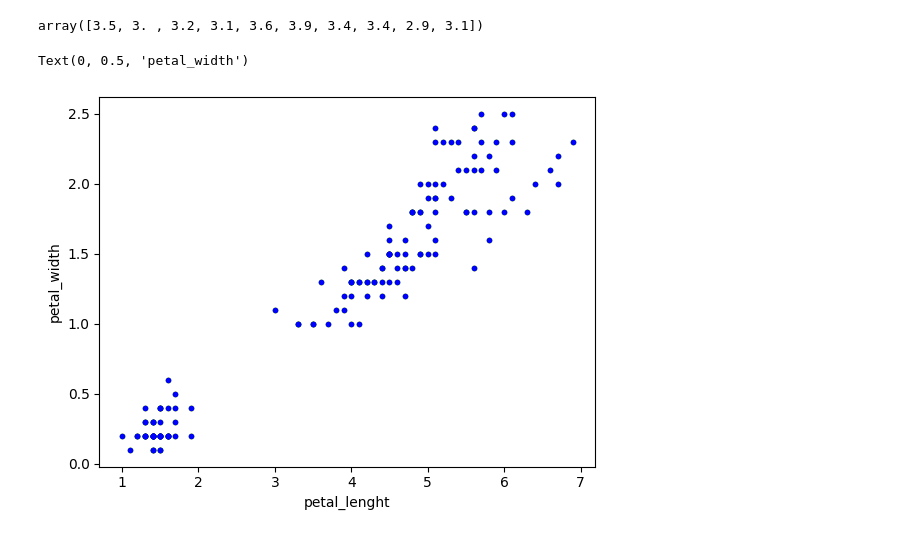
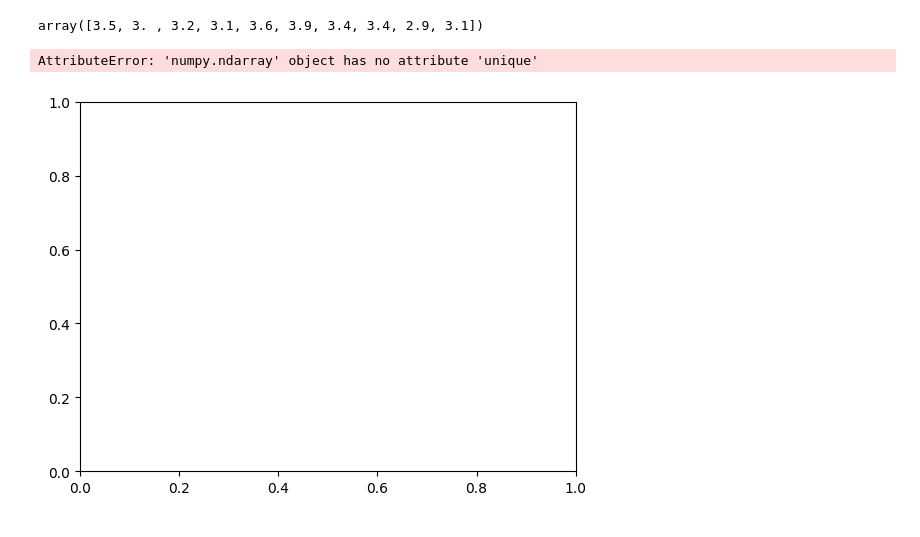
Before and after one commit to justia-pi/principles_of_DA, a Jupyter notebook: tasks.ipynb, the cells around one changed output. Cells and saved outputs as stored; diff of their text form; code cells hidden in the pictures.

```diff
--- a/tasks.ipynb
+++ b/tasks.ipynb
@@ -173,15 +173,15 @@ array([3.5, 3. , 3.2, 3.1, 3.6, 3.9, 3.4, 3.4, 2.9, 3.1])
 # %%
 # Create a figure and an axis.
 fig, ax = plt.subplots()
 
 # Scatter plot.
-colors = {'setosa': 'yellow', 'versicolor': 'green', 'virginica': 'blue'}
-for species in colors:
-    ax.scatter(petal_lenght, petal_width, c= colors[species], marker="." )
+classes_iris = data['target_names'].unique()
+
+ax.scatter(petal_lenght, petal_width, c= classes_iris, marker="." )
 
 # Labels.
 ax.set_xlabel('petal_lenght')
 ax.set_ylabel('petal_width')
 # %% [output]
-Text(0, 0.5, 'petal_width')
+AttributeError: 'numpy.ndarray' object has no attribute 'unique'
-[figure, old version]
+[figure, new version]
```
